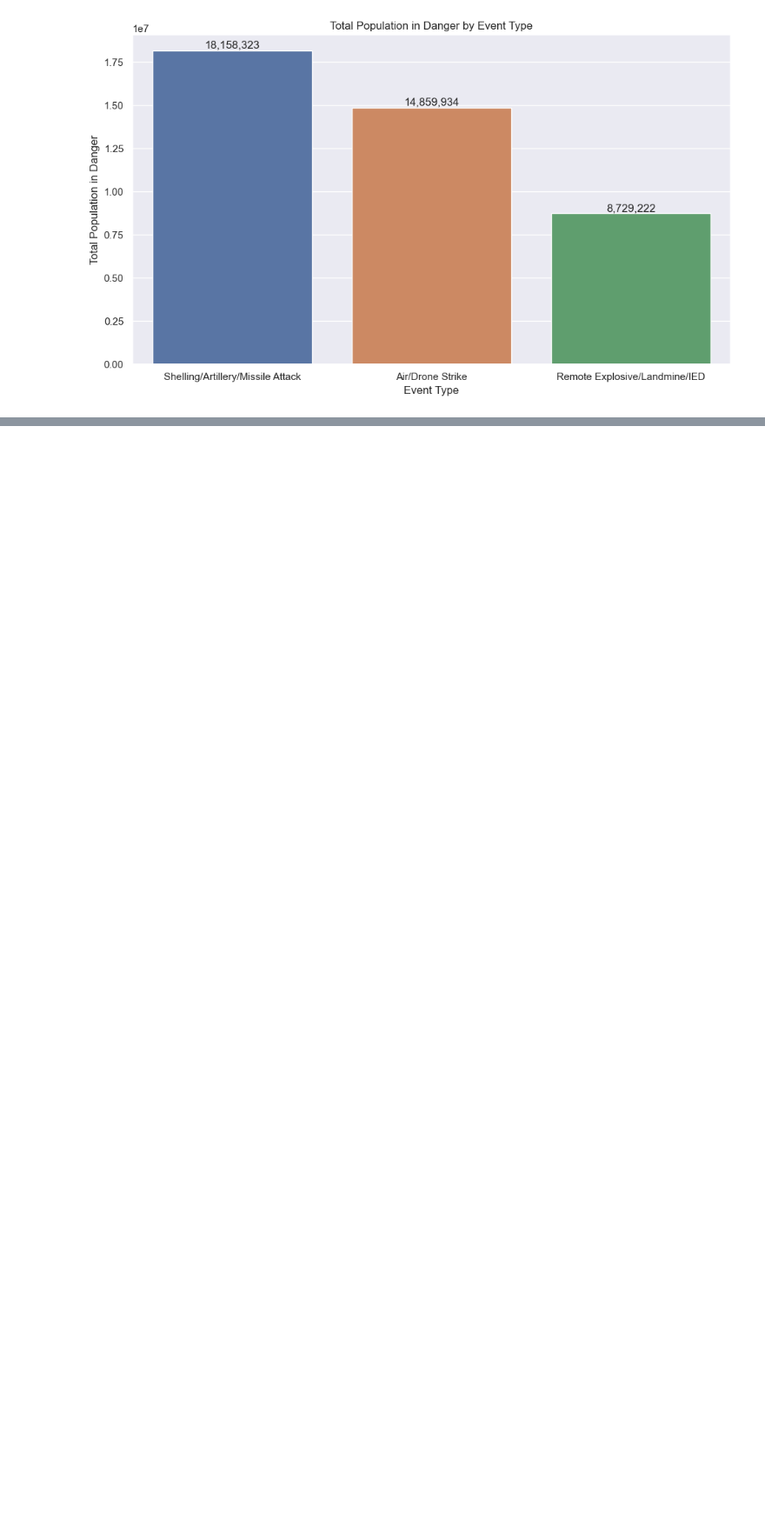
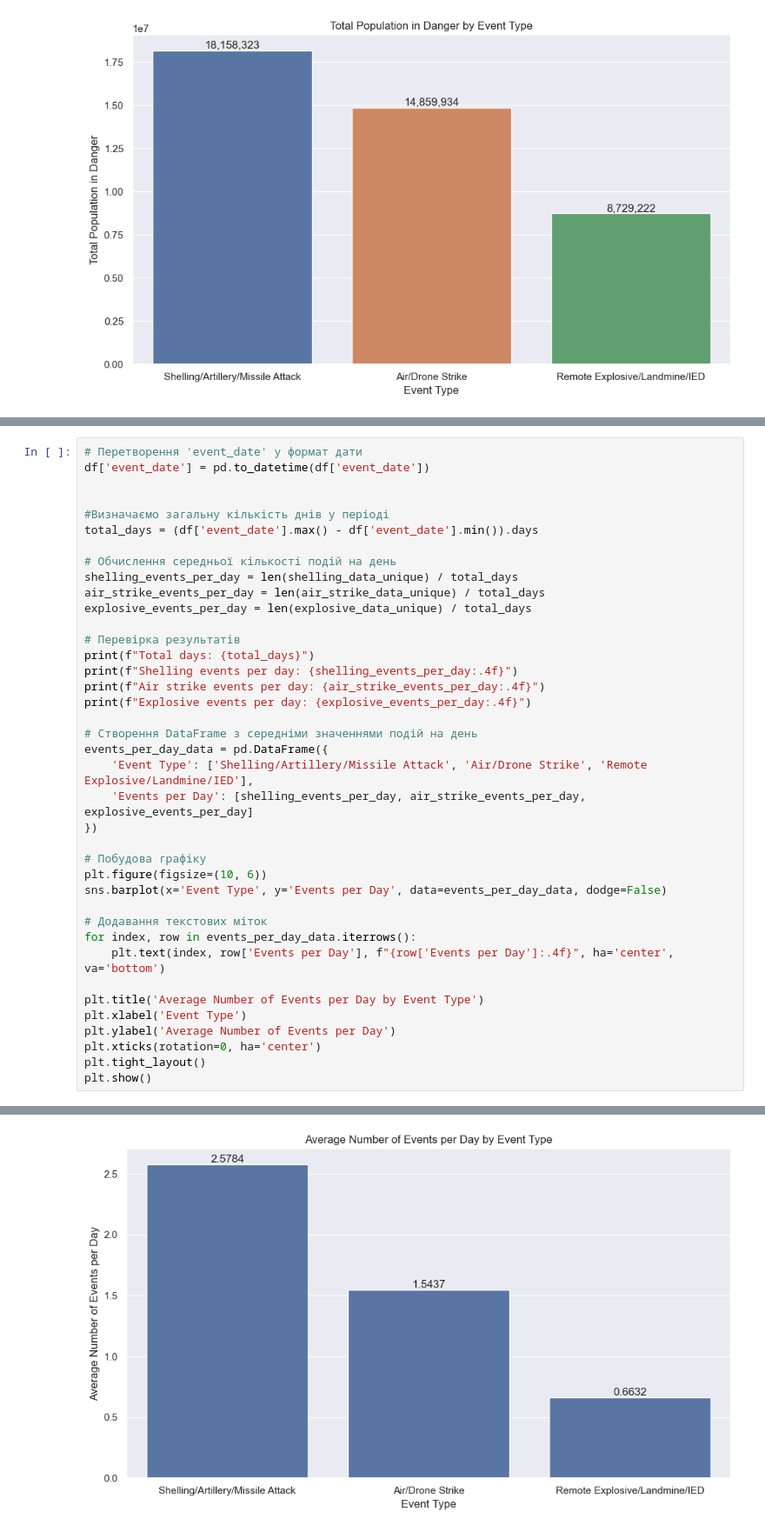
Before and after one commit to AnnaShliapkina/Ukraine_under_attack, a Jupyter notebook: Analysis/analysis.ipynb, the cells around one changed output, grey strips where cells are left out. Shown: that part at 87% size. Saved outputs shown, nothing was run; the diff lists cells and outputs as text; blank space fills up the shorter version.

```diff
--- a/analysis.ipynb
+++ b/Analysis/analysis.ipynb
@@ -115,0 +172,40 @@ plt.show()
+# %%
+# Перетворення 'event_date' у формат дати
+df['event_date'] = pd.to_datetime(df['event_date'])
+
+
+#Визначаємо загальну кількість днів у періоді
+total_days = (df['event_date'].max() - df['event_date'].min()).days
+
+# Обчислення середньої кількості подій на день
+shelling_events_per_day = len(shelling_data_unique) / total_days
+air_strike_events_per_day = len(air_strike_data_unique) / total_days
+explosive_events_per_day = len(explosive_data_unique) / total_days
+
+# Перевірка результатів
+print(f"Total days: {total_days}")
+print(f"Shelling events per day: {shelling_events_per_day:.4f}")
+print(f"Air strike events per day: {air_strike_events_per_day:.4f}")
+print(f"Explosive events per day: {explosive_events_per_day:.4f}")
+
+# Створення DataFrame з середніми значеннями подій на день
+events_per_day_data = pd.DataFrame({
+    'Event Type': ['Shelling/Artillery/Missile Attack', 'Air/Drone Strike', 'Remote Explosive/Landmine/IED'],
+    'Events per Day': [shelling_events_per_day, air_strike_events_per_day, explosive_events_per_day]
+})
+
+# Побудова графіку
+plt.figure(figsize=(10, 6))
+sns.barplot(x='Event Type', y='Events per Day', data=events_per_day_data, dodge=False)
+
+# Додавання текстових міток
+for index, row in events_per_day_data.iterrows():
+    plt.text(index, row['Events per Day'], f"{row['Events per Day']:.4f}", ha='center', va='bottom')
+
+plt.title('Average Number of Events per Day by Event Type')
+plt.xlabel('Event Type')
+plt.ylabel('Average Number of Events per Day')
+plt.xticks(rotation=0, ha='center')
+plt.tight_layout()
+plt.show()
+# %% [output]
@@ -116,3 +216,4 @@ plt.show()
+[figure, added]
 # %%
 data=df.copy()
 
```
Also changed, not shown: parts of 4 cells of this notebook, 4 other files.
